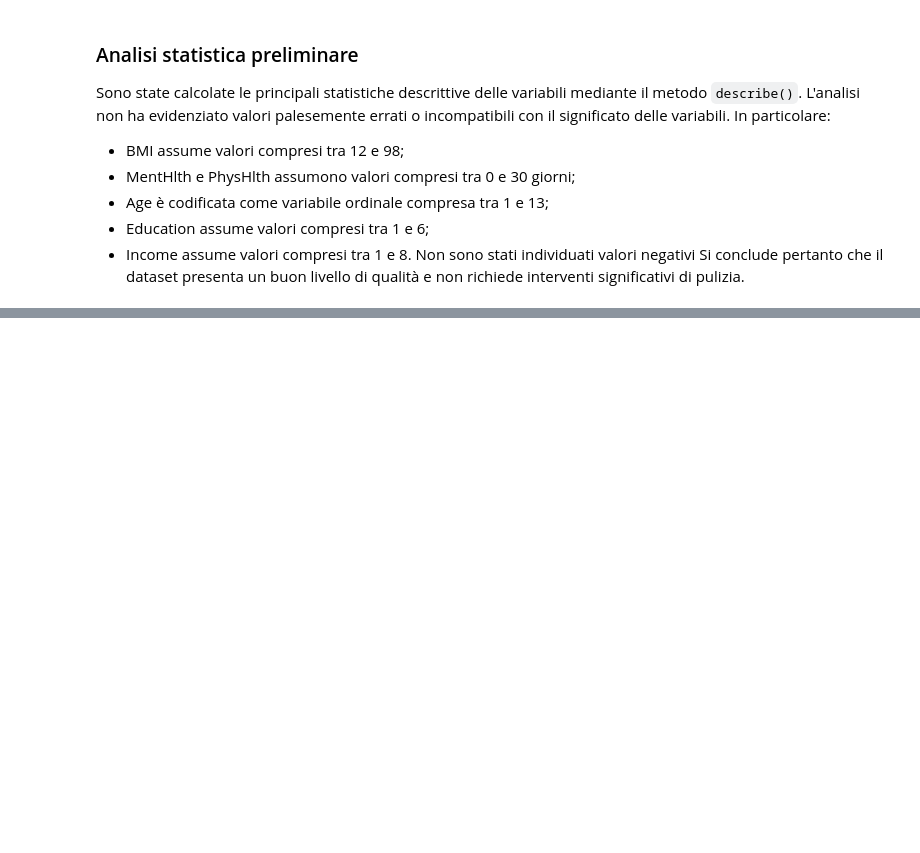
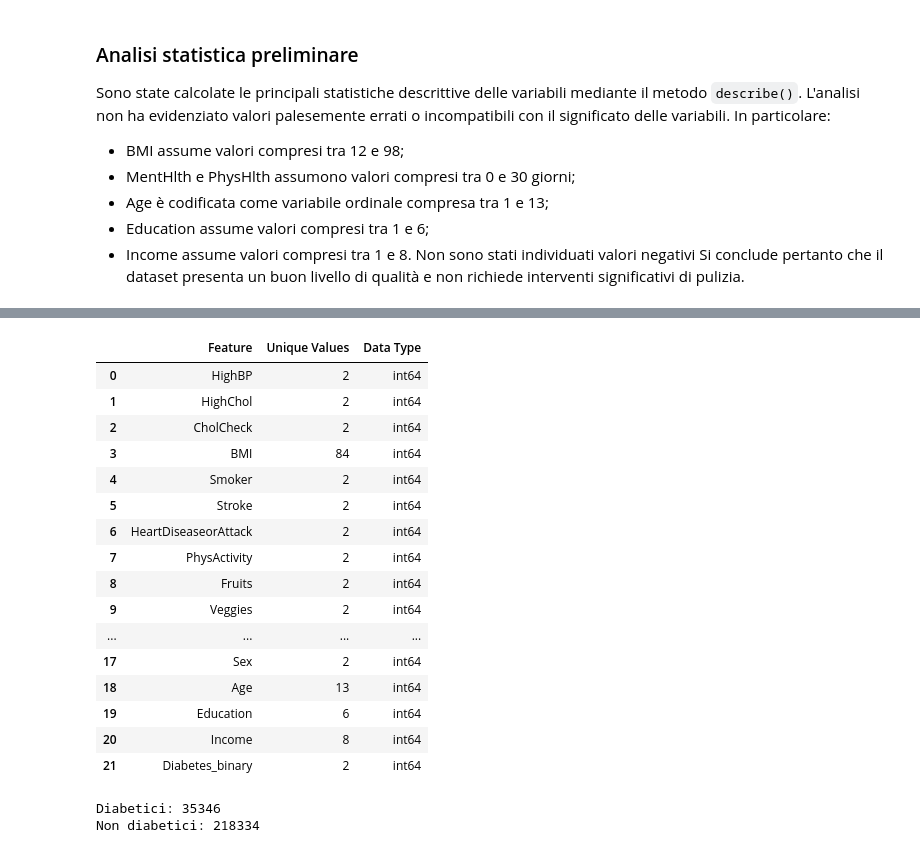
Before and after one commit to yuvisingh121/ML-Project-Uni2026, a Jupyter notebook: ML/notebooks/01_preprocessing.ipynb, the cells around one changed output, grey strips where cells are left out. Drawn from its saved outputs; the diff is of its cells as text; code cells hidden in the pictures; blank space fills up the shorter version.

```diff
--- a/ML/notebooks/01_preprocessing.ipynb
+++ b/ML/notebooks/01_preprocessing.ipynb
@@ -200,0 +236,40 @@ Si conclude pertanto che il dataset presenta un buon livello di qualità e non r
+# %%
+# Creazione di una tabella riassuntiva delle feature.
+
+feature_summary = pd.DataFrame({
+    "Feature": df.columns,
+    "Unique Values": [df[col].nunique() for col in df.columns],
+    "Data Type": [df[col].dtype for col in df.columns]
+})
+
+feature_summary
+# %% [output]
+|  | Feature | Unique Values | Data Type |
+| 0 | HighBP | 2 | int64 |
+| 1 | HighChol | 2 | int64 |
+| 2 | CholCheck | 2 | int64 |
+| 3 | BMI | 84 | int64 |
+| 4 | Smoker | 2 | int64 |
+| 5 | Stroke | 2 | int64 |
+| 6 | HeartDiseaseorAttack | 2 | int64 |
+| 7 | PhysActivity | 2 | int64 |
+| 8 | Fruits | 2 | int64 |
+| 9 | Veggies | 2 | int64 |
+| ... | ... | ... | ... |
+| 17 | Sex | 2 | int64 |
+| 18 | Age | 13 | int64 |
+| 19 | Education | 6 | int64 |
+| 20 | Income | 8 | int64 |
+| 21 | Diabetes_binary | 2 | int64 |
+# %%
+# Separazione delle due classi.
+
+diabetes = df[df["Diabetes_binary"] == 1]
+
+no_diabetes = df[df["Diabetes_binary"] == 0]
+
+print("Diabetici:", len(diabetes))
+print("Non diabetici:", len(no_diabetes))
+# %% [output]
+Diabetici: 35346
+Non diabetici: 218334
```
Also changed, not shown: parts of 5 cells of this notebook.
